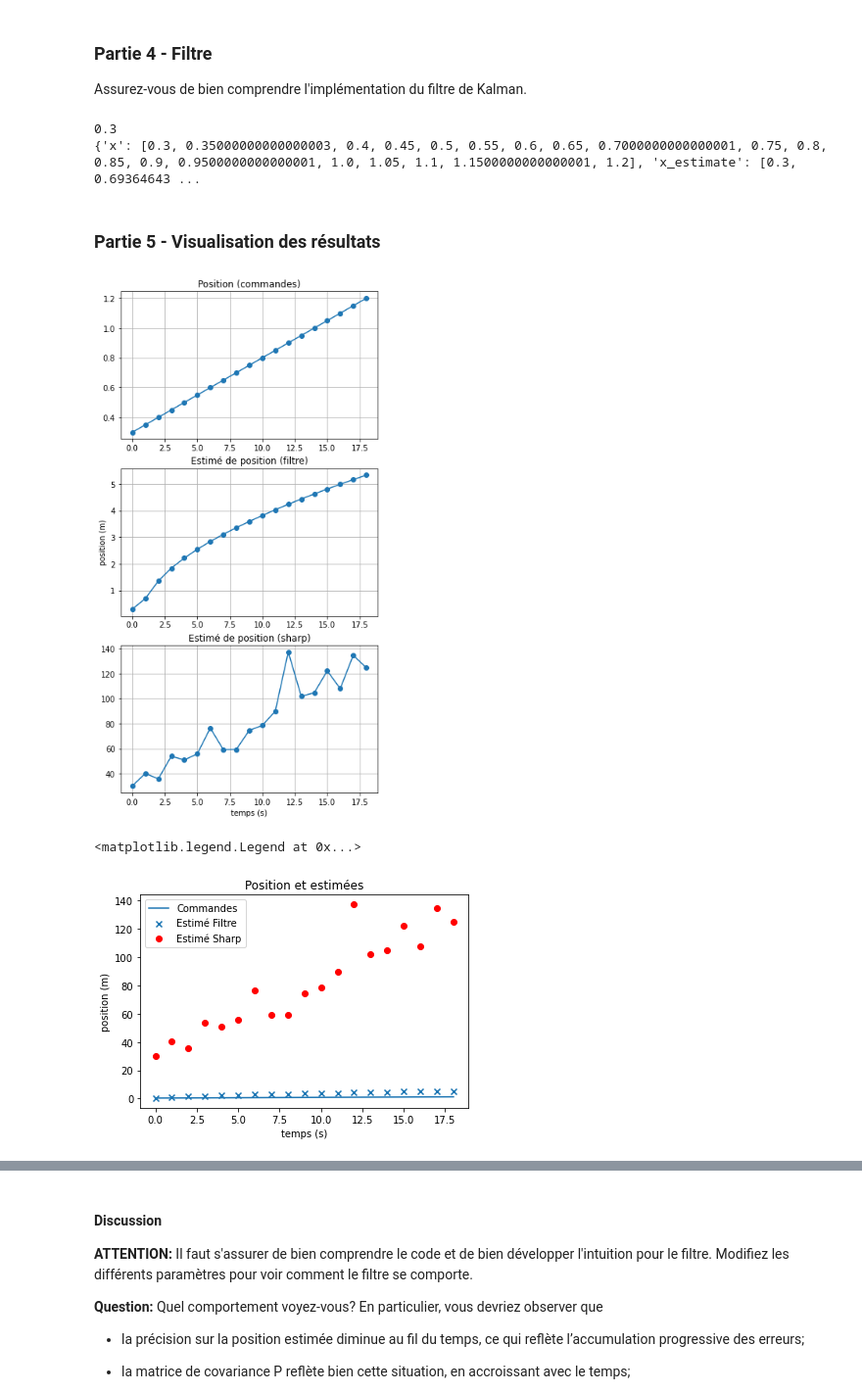
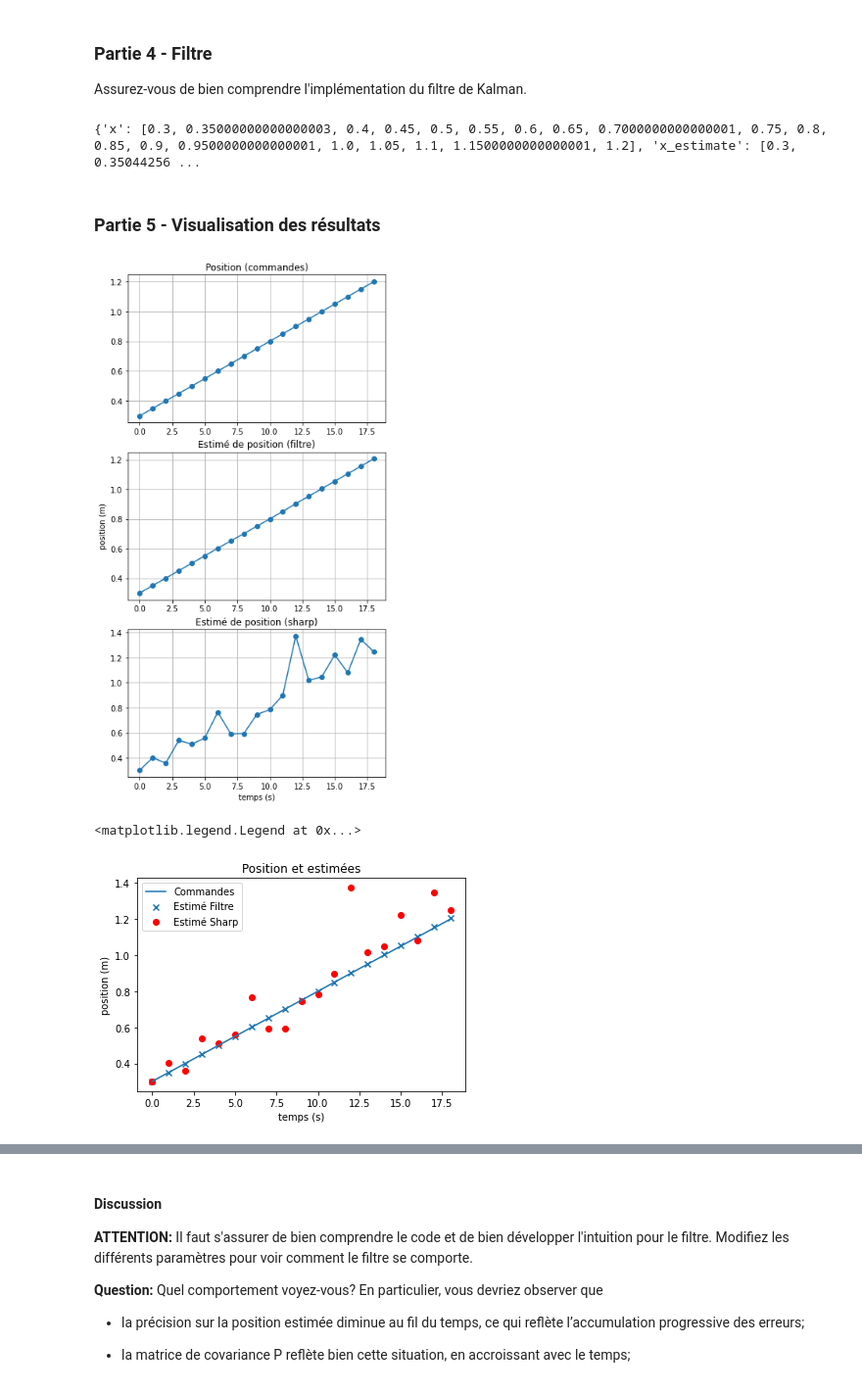
Before and after one commit to norlab-ulaval/glo4001, a Jupyter notebook: Laboratoire 6.ipynb, the cells around one changed output, grey strips where cells are left out. Shown at 98% size. Drawn from its saved outputs; the diff is of its cells as text; code cells hidden in the pictures.

```diff
--- a/Laboratoire 6.ipynb
+++ b/Laboratoire 6.ipynb
@@ -271,7 +271,7 @@ for i in range(1, n_steps):  # On commence le compteur à 1, car 0 est l'état i
     # ========= Calcul des matrices Jacobiennes pour mise-a-jour =============
     H = -k2 / X ** 2  # Je dois utiliser mon estimé pour ici, car je ne connais pas la vraie valeur
 
-    z_hat = k1 + k2 / X *100;
+    z_hat = k1 + k2 / (X * 100);
 
     # ======== Mise-a-jour ========
     K = P * H.T / (H * P * H.T + Cw)  # Gain Kalman
@@ -287,41 +287,38 @@ for i in range(1, n_steps):  # On commence le compteur à 1, car 0 est l'état i
     graph_data["P"].append(P.item())
     graph_data["error"].append(positions[i] - X.item())
     graph_data["time"].append(time)
-
-print(graph_data)
 # %% [output]
-0.3
-{'x': [0.3, 0.35000000000000003, 0.4, 0.45, 0.5, 0.55, 0.6, 0.65, 0.7000000000000001, 0.75, 0.8, 0.85, 0.9, 0.9500000000000001, 1.0, 1.05, 1.1, 1.1500000000000001, 1.2], 'x_estimate': [0.3, 0.69364643 ...
+{'x': [0.3, 0.35000000000000003, 0.4, 0.45, 0.5, 0.55, 0.6, 0.65, 0.7000000000000001, 0.75, 0.8, 0.85, 0.9, 0.9500000000000001, 1.0, 1.05, 1.1, 1.1500000000000001, 1.2], 'x_estimate': [0.3, 0.35044256 ...
 # %% [markdown]
 ### Partie 5 - Visualisation des résultats
 # %%
 fig = plt.figure(figsize=(6, 12))
 gs = gridspec.GridSpec(3, 1)
 
 ax1 = plt.subplot(gs[0])
 ax1.set_title("Position (commandes)")
 ax1.plot(graph_data['time'], graph_data['x'], '-o', label="Commandes")
 ax1.grid(True)
 
 ax2 = plt.subplot(gs[1])
 ax2.set_title("Estimé de position (filtre)")
 ax2.plot(graph_data['time'], graph_data['x_estimate'], '-o', label="Estimé Filtre")
 ax2.set_ylabel('position (m)')
 ax2.grid(True)
 
 # On inverse la fonction de capteur pour trouver la position estimée
 # par le capteur infrarouge
 z_numpy = np.array(graph_data['z'])
-x_sharp_estimated = k2 / (z_numpy - k1)
+x_sharp_estimated = k2 / (z_numpy - k1) / 100
 ax3 = plt.subplot(gs[2])
 ax3.set_title("Estimé de position (sharp)")
 ax3.plot(graph_data['time'], x_sharp_estimated, '-o', label="Estimé Sharp")
 ax3.set_xlabel("temps (s)")
 ax3.grid(True)
 
 plt.show()
 # %% [output]
-[figure, old version]
+[figure, new version]
 # %%
 plt.title("Position et estimées")
 plt.xlabel("temps (s)")
@@ -332,7 +329,7 @@ plt.scatter(graph_data['time'], x_sharp_estimated, marker='o', color='red', labe
 plt.legend(loc='upper left')
 # %% [output]
 <matplotlib.legend.Legend at 0x...>
-[figure, old version]
+[figure, new version]
 # %%
 plt.title("Erreur en fonction du temps")
 plt.xlabel("temps (s)")
```
Also changed, not shown: parts of 8 cells of this notebook.
